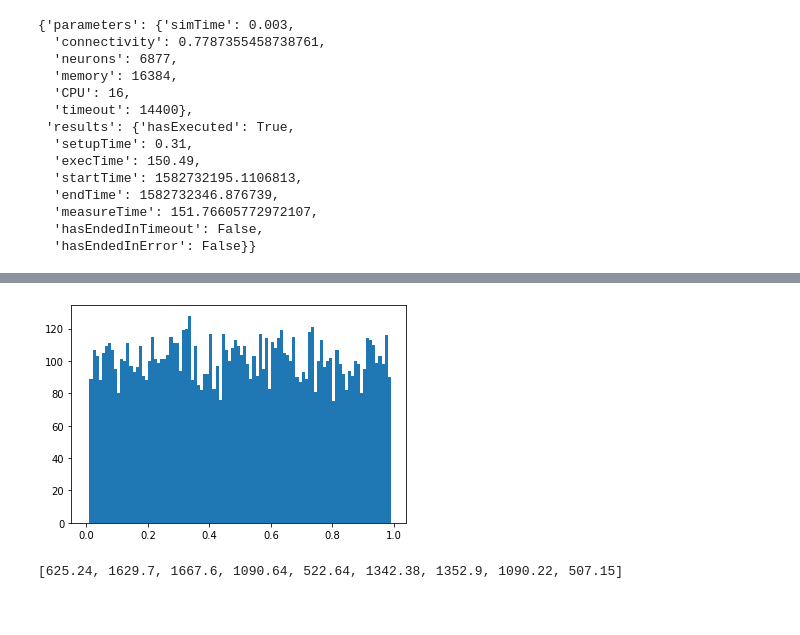
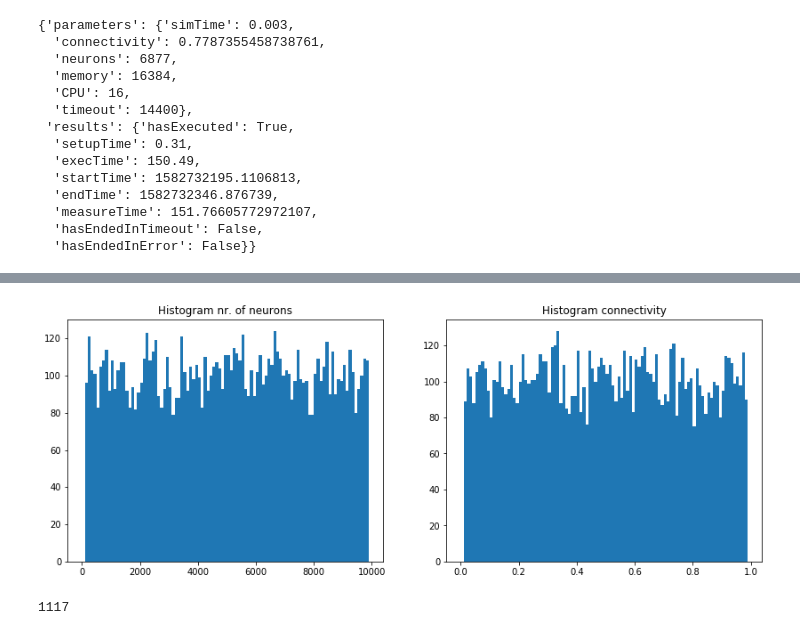
Before and after one commit to jlfbetting/infoliLauncher, a Jupyter notebook: taskInspector.ipynb, the cells around one changed output, grey strips where cells are left out. Saved outputs shown, nothing was run; the diff lists cells and outputs as text; code cells hidden in the pictures.

Commit message:
Expanded task inspector

```diff
--- a/taskInspector.ipynb
+++ b/taskInspector.ipynb
@@ -35,4 +36,14 @@ plt.hist([task.getData()['parameters']['neurons'] for task in listOfTasks],bins=
-# %%
-plt.hist([task.getData()['parameters']['connectivity'] for task in listOfTasks],bins=np.arange(100)/100);
-# %% [output]
-[figure, removed]
+# %%
+plt.rcParams['figure.figsize'] = [14, 5]
+plt.subplot(121)
+plt.title("Histogram nr. of neurons")
+plt.hist([task.getData()['parameters']['neurons'] for task in listOfTasks],bins=np.arange(100)*100);
+plt.subplot(122)
+plt.title("Histogram connectivity")
+plt.hist([task.getData()['parameters']['connectivity'] for task in listOfTasks],bins=np.arange(100)/100);
+# %% [output]
+[figure, added]
+# %%
+np.sum([task.hasFinished() == True for task in listOfTasks])
+# %% [output]
+1117
@@ -39,4 +57,5 @@ plt.hist([task.getData()['parameters']['connectivity'] for task in listOfTasks],
 # %%
-[task.getData()['results']['execTime'] for task in listOfTasks if task.getData()['results']['hasExecuted']]
+myData = [task.getData() for task in listOfTasks if \
+          task.getData()['results']['hasExecuted'] and \
+          not task.getData()['results']['hasEndedInTimeout'] and \
+          not task.getData()['results']['hasEndedInError']]
-# %% [output]
-[625.24, 1629.7, 1667.6, 1090.64, 522.64, 1342.38, 1352.9, 1090.22, 507.15]
```
Also changed, not shown: parts of 4 cells of this notebook, 2 other files.
